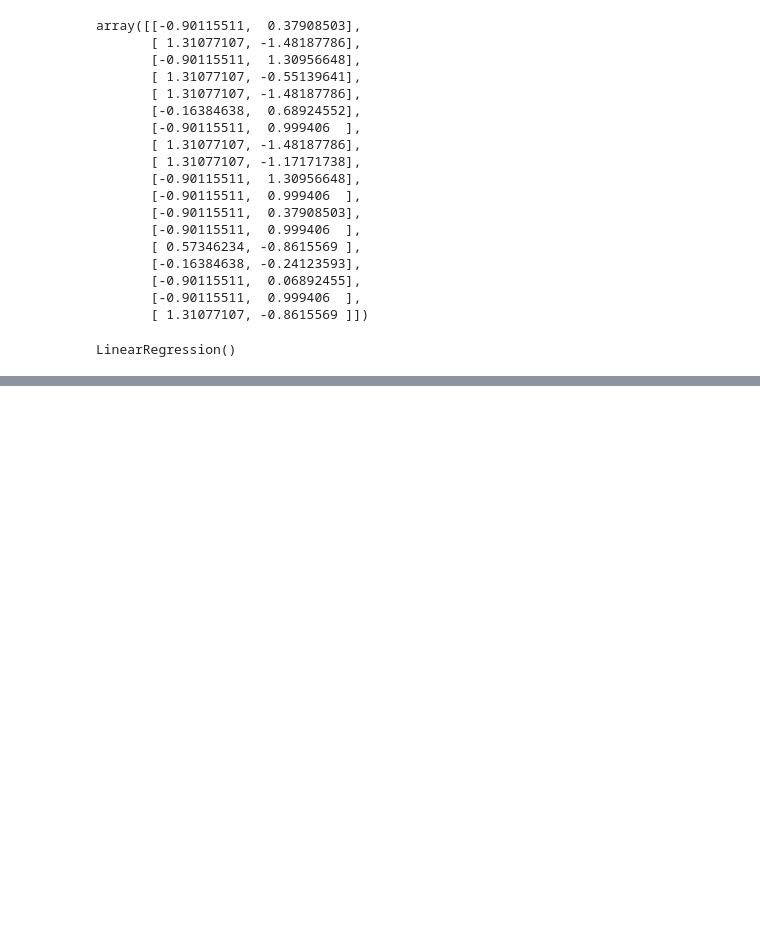
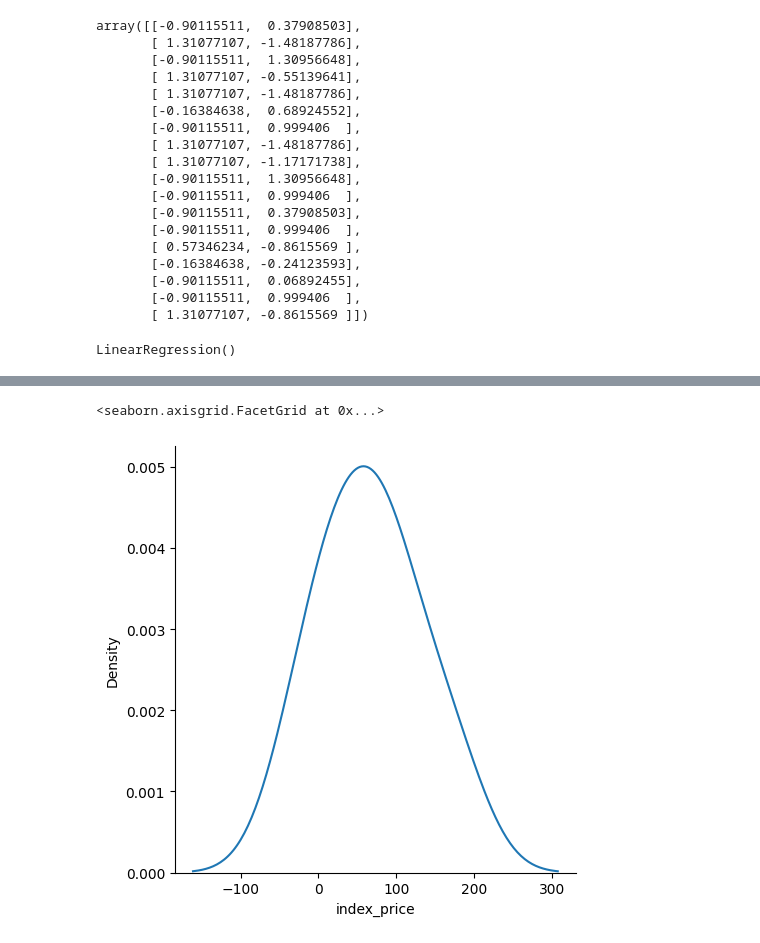
Before and after one commit to debmalyaa29/linear-Regression, a Jupyter notebook: Multiple-Linear-Regression/practical.ipynb, the cells around one changed output, grey strips where cells are left out. Drawn from its saved outputs; the diff is of its cells as text; code cells hidden in the pictures; blank space fills up the shorter version.

```diff
--- a/Multiple-Linear-Regression/practical.ipynb
+++ b/Multiple-Linear-Regression/practical.ipynb
@@ -156,0 +219,3 @@ LinearRegression()
+# %%
+Error=y_test-y_pred
+print(Error)
@@ -156,0 +230,7 @@ LinearRegression()
+# %%
+##plot this error
+sns.displot(Error,kind='kde')
+##this kind of curve is coming then the model is good
+# %% [output]
+<seaborn.axisgrid.FacetGrid at 0x...>
+[figure, added]
```
Also changed, not shown: parts of 16 cells of this notebook, 1 other file.
